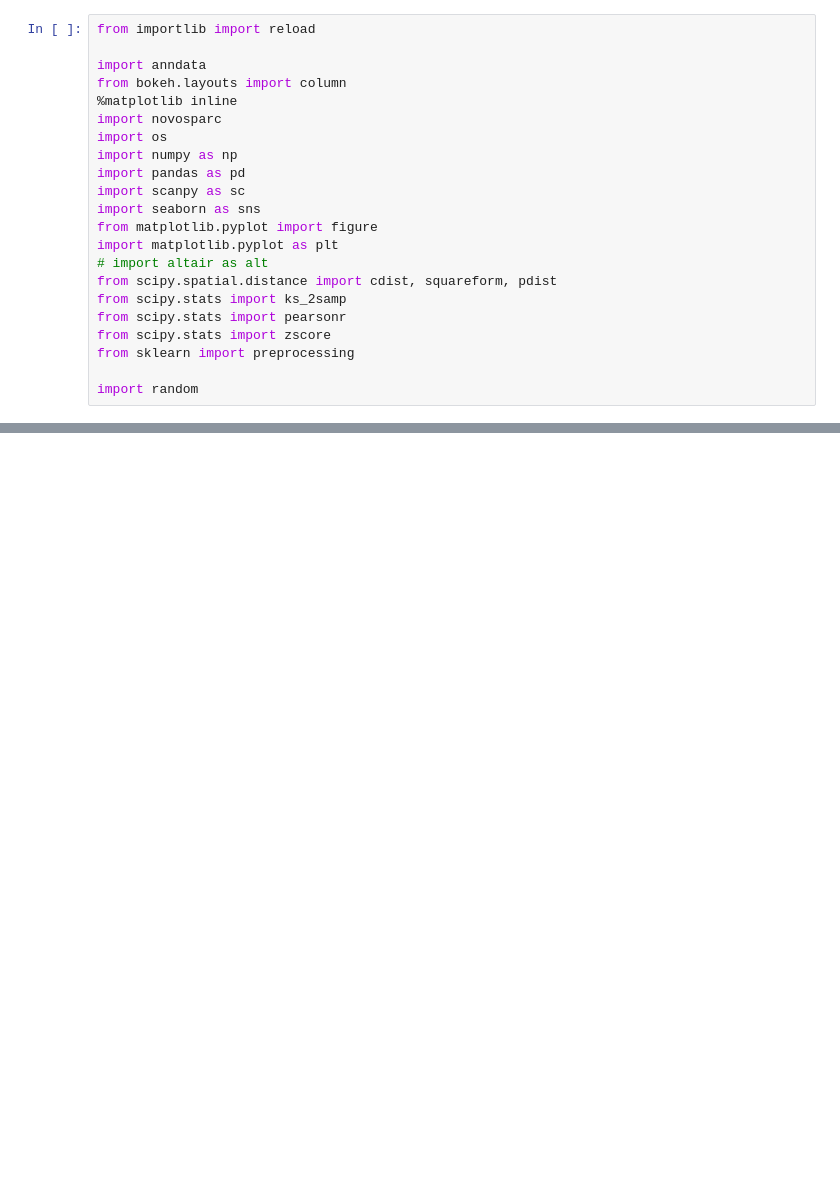
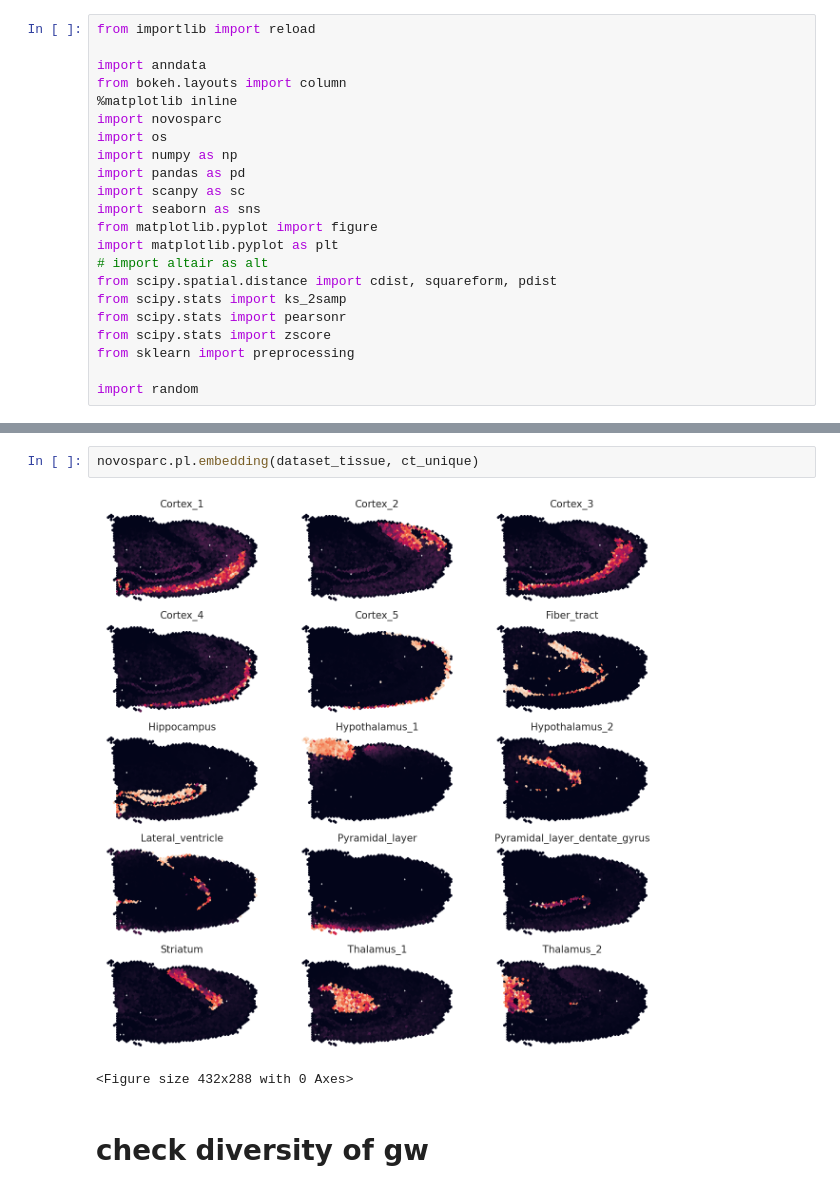
Before and after one commit to vfschumann/novosparc, a Jupyter notebook: Vic/development/metadata_transfer_test_mouseBrain.ipynb, the cells around one changed output, grey strips where cells are left out. Drawn from its saved outputs; the diff is of its cells as text; blank space fills up the shorter version.

```diff
--- a/Vic/development/metadata_transfer_test_mouseBrain.ipynb
+++ b/Vic/development/metadata_transfer_test_mouseBrain.ipynb
@@ -29,0 +241,7 @@ The preprocessing (atlas creation, dge and cell type extraction was done in the
+# %%
+novosparc.pl.embedding(dataset_tissue, ct_unique)
+# %% [output]
+[figure, added]
+<Figure size 432x288 with 0 Axes>
+# %% [markdown]
+# check diversity of gw
```
Also changed, not shown: parts of 26 cells of this notebook.
